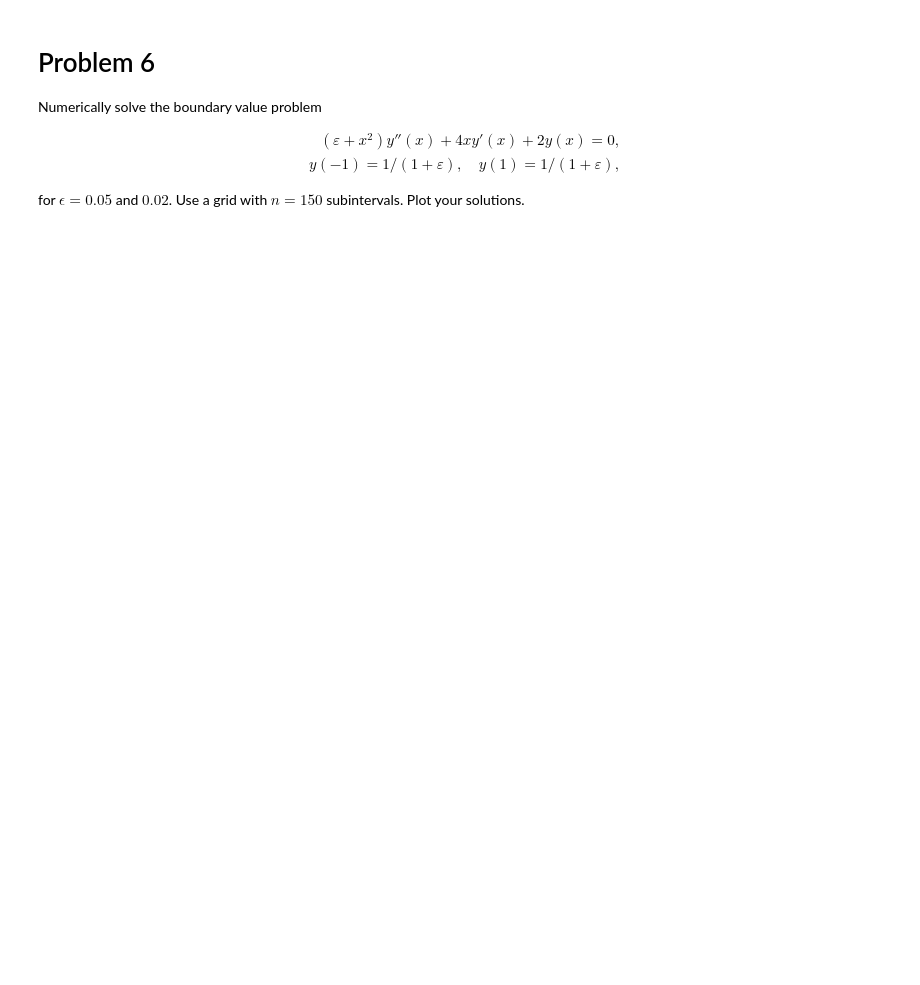
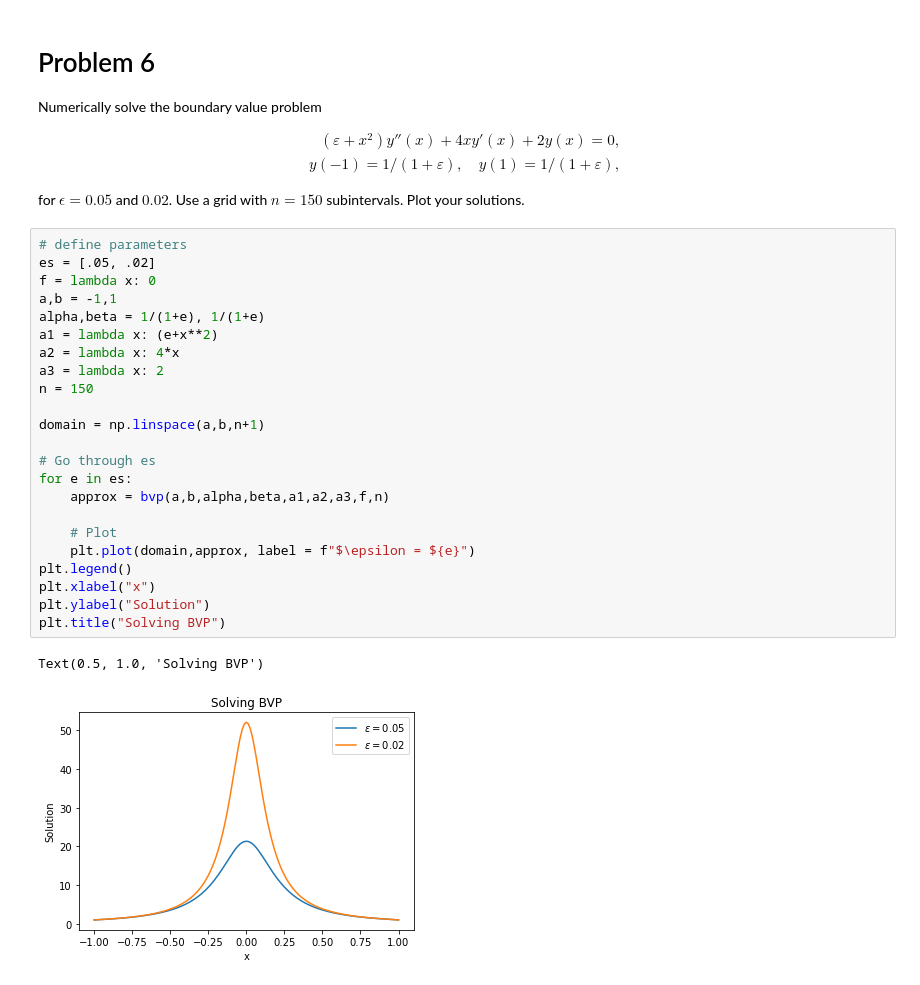
Before and after one commit to bryant0918/Model-Dynamics-and-Control, a Jupyter notebook: FiniteDifferenceMethod/finite_difference.ipynb, the cells around one changed output. Saved outputs shown, nothing was run; the diff lists cells and outputs as text; blank space fills up the shorter version.

```diff
--- a/FiniteDifferenceMethod/finite_difference.ipynb
+++ b/FiniteDifferenceMethod/finite_difference.ipynb
@@ -201,3 +272,29 @@ Numerically solve the boundary value problem
 \end{align*}
 
 for $\epsilon = 0.05$ and $0.02$. Use a grid with $n=150$ subintervals. Plot your solutions.
+# %%
+# define parameters
+es = [.05, .02]
+f = lambda x: 0
+a,b = -1,1
+alpha,beta = 1/(1+e), 1/(1+e)
+a1 = lambda x: (e+x**2)
+a2 = lambda x: 4*x
+a3 = lambda x: 2
+n = 150
+
+domain = np.linspace(a,b,n+1)
+
+# Go through es
+for e in es:
+    approx = bvp(a,b,alpha,beta,a1,a2,a3,f,n)
+
+    # Plot
+    plt.plot(domain,approx, label = f"$\epsilon = ${e}")
+plt.legend()
+plt.xlabel("x")
+plt.ylabel("Solution")
+plt.title("Solving BVP")
+# %% [output]
+Text(0.5, 1.0, 'Solving BVP')
+[figure, added]
```
Also changed, not shown: parts of 8 cells of this notebook.
